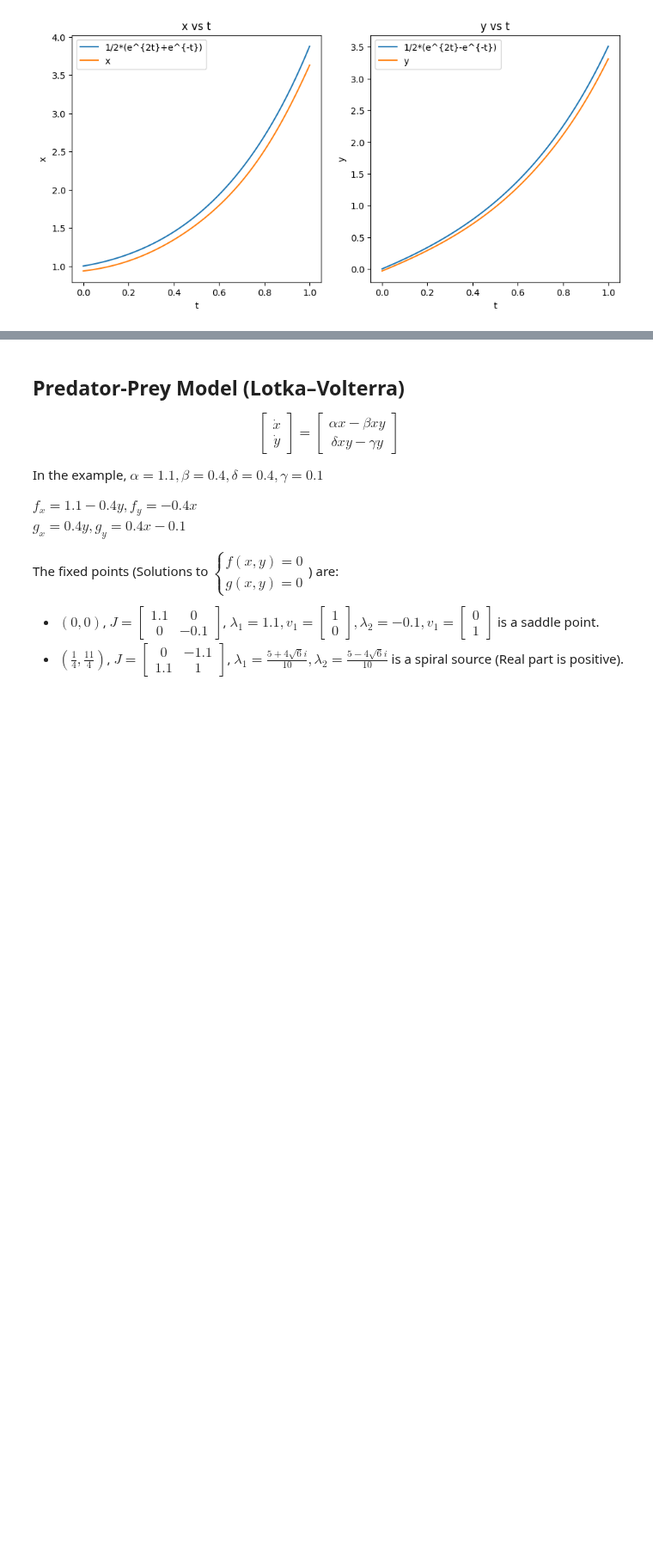
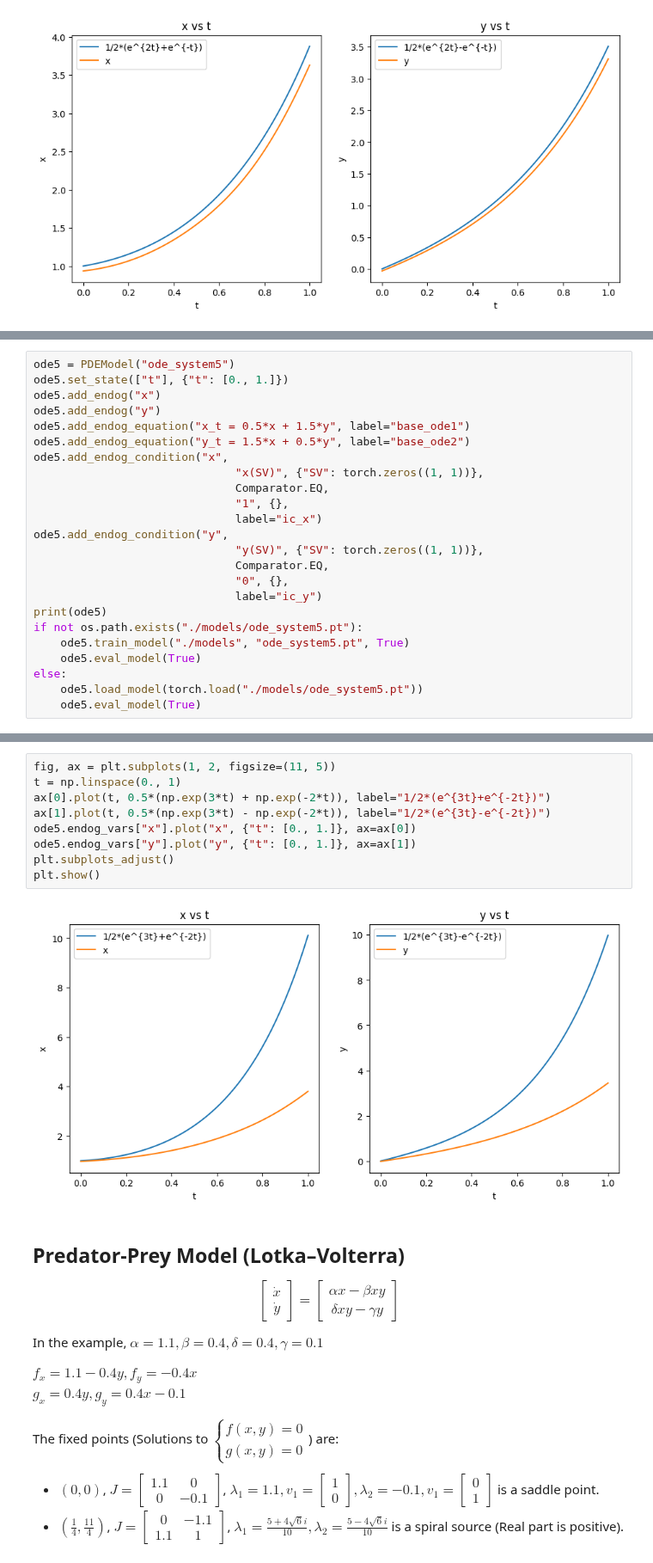
Before and after one commit to rotmanfinhub/deep-macrofin, a Jupyter notebook: examples/basic_examples/system_ode.ipynb, the cells around one changed output, grey strips where cells are left out. Shown at 86% size. Saved outputs shown, nothing was run; the diff lists cells and outputs as text; blank space fills up the shorter version.

```diff
--- a/examples/basic_examples/system_ode.ipynb
+++ b/examples/basic_examples/system_ode.ipynb
@@ -251,0 +257,24 @@ plt.show()
+# %%
+ode5 = PDEModel("ode_system5")
+ode5.set_state(["t"], {"t": [0., 1.]})
+ode5.add_endog("x")
+ode5.add_endog("y")
+ode5.add_endog_equation("x_t = 0.5*x + 1.5*y", label="base_ode1")
+ode5.add_endog_equation("y_t = 1.5*x + 0.5*y", label="base_ode2")
+ode5.add_endog_condition("x",
+                              "x(SV)", {"SV": torch.zeros((1, 1))},
+                              Comparator.EQ,
+                              "1", {},
+                              label="ic_x")
+ode5.add_endog_condition("y",
+                              "y(SV)", {"SV": torch.zeros((1, 1))},
+                              Comparator.EQ,
+                              "0", {},
+                              label="ic_y")
+print(ode5)
+if not os.path.exists("./models/ode_system5.pt"):
+    ode5.train_model("./models", "ode_system5.pt", True)
+    ode5.eval_model(True)
+else:
+    ode5.load_model(torch.load("./models/ode_system5.pt"))
+    ode5.eval_model(True)
@@ -252,3 +299,14 @@ plt.show()
+# %%
+fig, ax = plt.subplots(1, 2, figsize=(11, 5))
+t = np.linspace(0., 1)
+ax[0].plot(t, 0.5*(np.exp(3*t) + np.exp(-2*t)), label="1/2*(e^{3t}+e^{-2t})")
+ax[1].plot(t, 0.5*(np.exp(3*t) - np.exp(-2*t)), label="1/2*(e^{3t}-e^{-2t})")
+ode5.endog_vars["x"].plot("x", {"t": [0., 1.]}, ax=ax[0])
+ode5.endog_vars["y"].plot("y", {"t": [0., 1.]}, ax=ax[1])
+plt.subplots_adjust()
+plt.show()
+# %% [output]
+[figure, added]
 # %% [markdown]
 ## Predator-Prey Model (Lotka–Volterra)
 $$\begin{bmatrix}\dot{x} \\ \dot{y}\end{bmatrix} = \begin{bmatrix} \alpha x - \beta xy \\ \delta xy - \gamma y\end{bmatrix}$$
```
Also changed, not shown: parts of 8 cells of this notebook, 5 other files.
